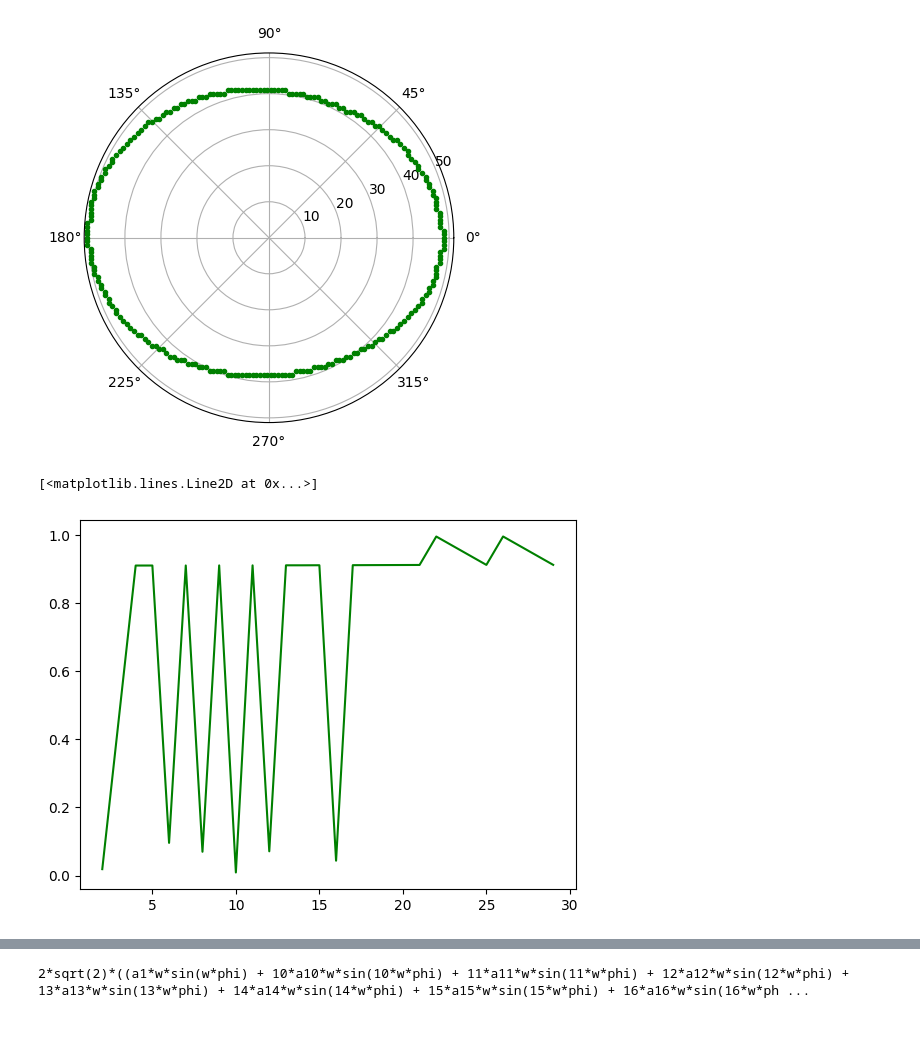
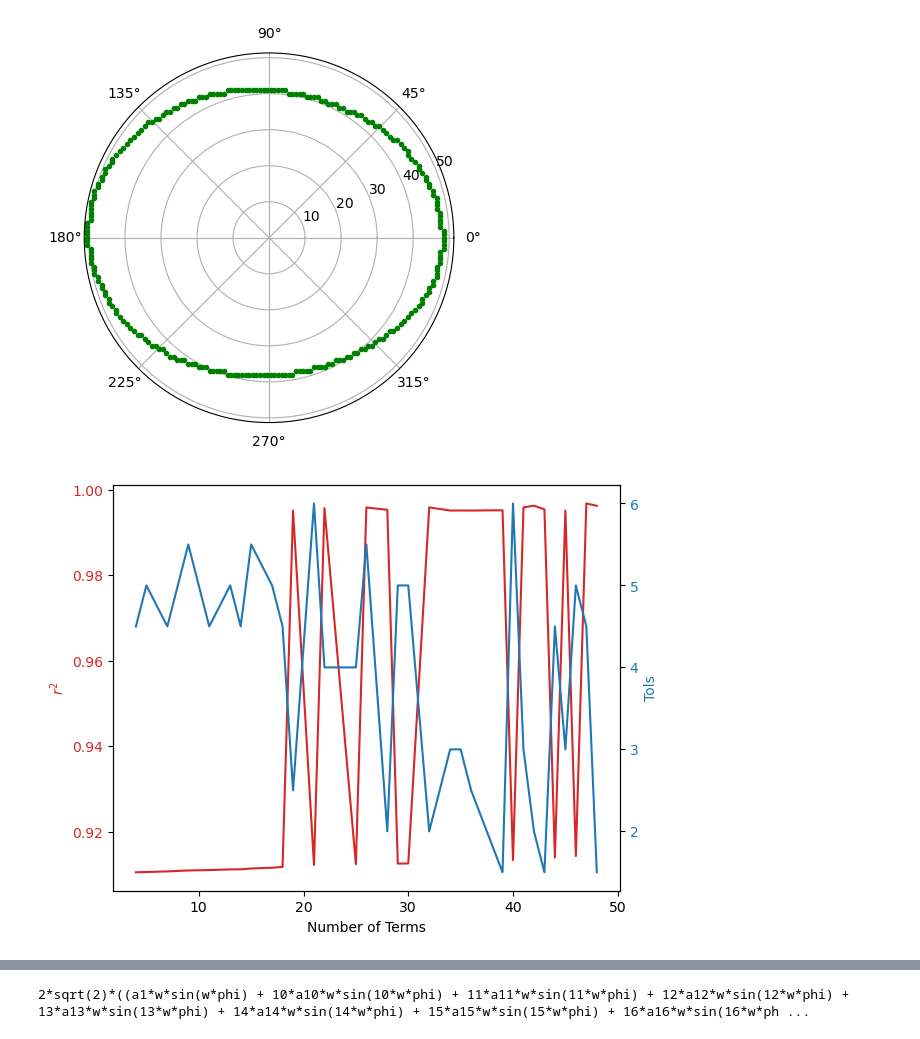
Before and after one commit to RequieMa/EggShapeAnalyser, a Jupyter notebook: main.ipynb, the cells around one changed output, grey strips where cells are left out. Cells and saved outputs as stored; diff of their text form; code cells hidden in the pictures.

```diff
--- a/main.ipynb
+++ b/main.ipynb
@@ -11,7 +11,7 @@ import sympy
 %matplotlib inline
 # %%
 src = cv2.imread(cv2.samples.findFile("test2.jpg"))
-threshold = 50
+threshold = 100
 contours, contours_simple = find_egg_contour(src.copy(), threshold)
 for i in range(len(contours)):
     color = (rng.randint(0, 256), rng.randint(0, 256), rng.randint(0, 256))
@@ -37,43 +58,75 @@ plt.polar(radiances, radius, 'g.')
 # %%
 def fourier_series(phi, w, n=0):
     """
     Returns a symbolic fourier series of order `n`.
 
     :param n: Order of the fourier series.
     :param x: Independent variable
     :param f: Frequency of the fourier series
     """
     # Make the parameter objects for all the terms
-    a0, *cos_a = parameters(','.join([f'a{i}' for i in range(0, n + 1)]))
+    a0, *cos_a = parameters(f'a:{n + 1}')
     sin_b = parameters(','.join([f'b{i}' for i in range(1, n + 1)]))
     series = a0 + sum(ai * cos(i * w * phi) + bi * sin(i * w * phi) for i, (ai, bi) in enumerate(zip(cos_a, sin_b), start=1))
     return series
+
+def get_fit(r, phi, w, n):
+    fit_func = None
+    fit_para = None
+    fit_model = None
+    tol = 0
+    r_square_value = 0
+    max_r = 0
+    model_dict = {r: fourier_series(phi, w=w, n=n)}
+    fit = Fit(model_dict, phi=radiances, r=radius)
+    for a in np.arange(1, 10, 0.5):
+        fit_result = fit.execute(options={'gtol': 10**(-a)})
+        if 'successfully' in fit_result.status_message:
+            r_square_value = fit_result.gof_qualifiers['r_squared']
+            if r_square_value > max_r:
+                max_r = r_square_value
+                fit_func = fit
+                fit_para = fit_result.params
+                fit_model = model_dict
+                tol = a
+        else:
+            break
+    return fit_func, fit_para, fit_model, r_square_value, tol
 
 r, phi = variables('r, phi')
 x, y = sympy.symbols('x, y')
 w, = parameters('w')
 
-num_term = []
-r_sqaure = []
-fit_func = None
-fit_para = None
-fit_model = None
-max_r = 0
-for i in trange(2, 30):
-    model_dict = {r: fourier_series(phi, w=w, n=i)}
-    fit = Fit(model_dict, phi=radiances, r=radius)
-    fit_result = fit.execute(options={'gtol': 1e-5})
-    if 'successfully' in fit_result.status_message:
-        num_term.append(i)
-        r_square_value = fit_result.gof_qualifiers['r_squared']
-        r_sqaure.append(r_square_value)
-        if r_square_value > max_r:
-            max_r = r_square_value
-            fit_func = fit
-            fit_para = fit_result.params
-            fit_model = model_dict
+model_info = {
+    "num_term": [],
+    "r_sqaure": [],
+    "tol": [],
+    "func": [],
+    "para": [],
+    "model": [],
+}
 
-plt.plot(num_term, r_sqaure, color='green', ls='-')
+for i in trange(2, 50):
+    fit_func, fit_para, fit_model, r_square_value, tol = get_fit(r, phi, w, i)
+    if tol > 0 and r_square_value > 0.5:
+        model_info["num_term"].append(i)
+        model_info["r_sqaure"].append(r_square_value)
+        model_info["tol"].append(tol)
+        model_info["func"].append(fit_func)
+        model_info["para"].append(fit_para)
+        model_info["model"].append(fit_model)
+
+fig, ax1 = plt.subplots()
+color = 'tab:red'
+ax1.set_xlabel('Number of Terms')
+ax1.set_ylabel('$r^2$', color=color)
+ax1.plot(model_info["num_term"], model_info["r_sqaure"], color=color)
+ax1.tick_params(axis='y', labelcolor=color)
+ax2 = ax1.twinx()
+color = 'tab:blue'
+ax2.set_ylabel('Tols', color=color)
+ax2.plot(model_info["num_term"], model_info["tol"], color=color)
+ax2.tick_params(axis='y', labelcolor=color)
+fig.tight_layout()
 # %% [output]
-[<matplotlib.lines.Line2D at 0x...>]
-[figure, old version]
+[figure, new version]
```
Also changed, not shown: parts of 15 cells of this notebook.
